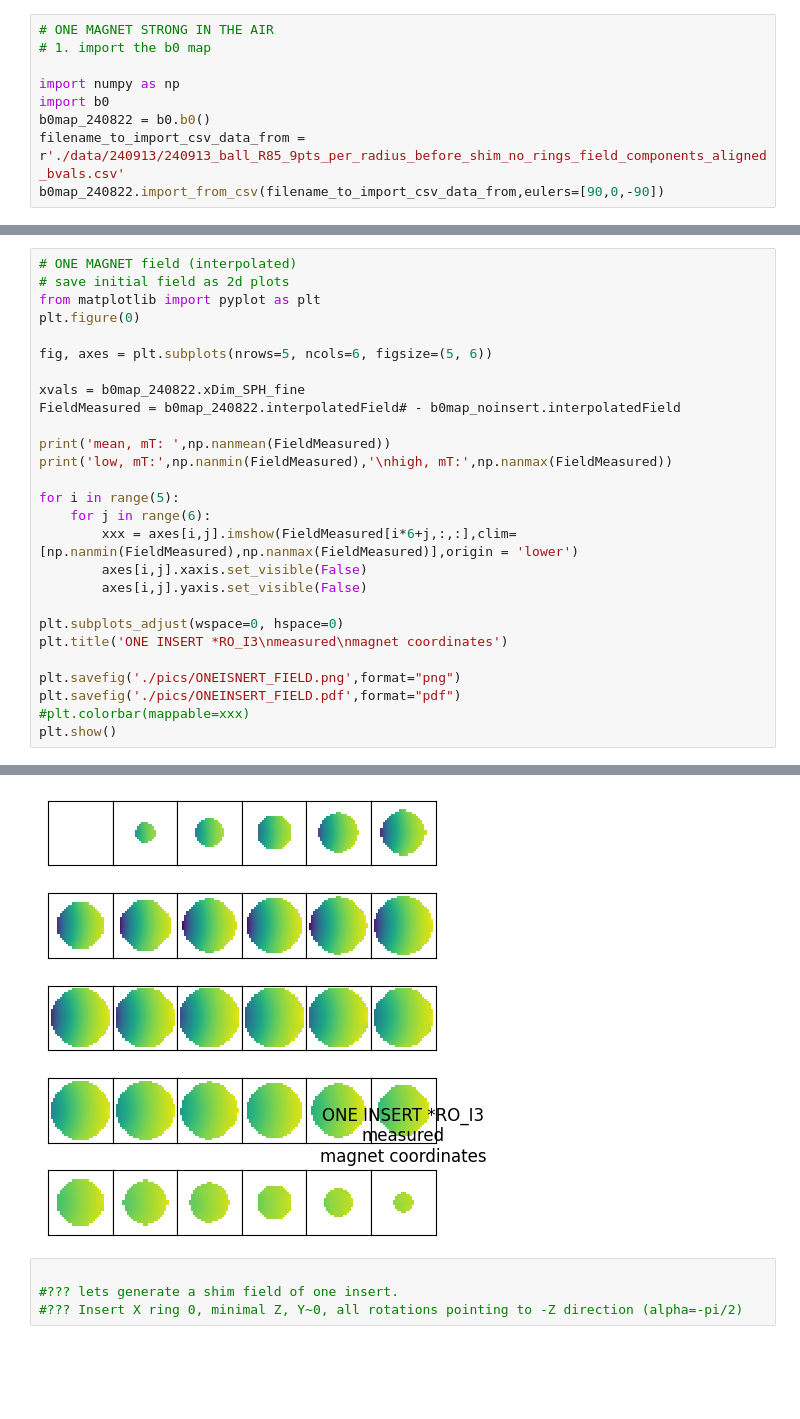
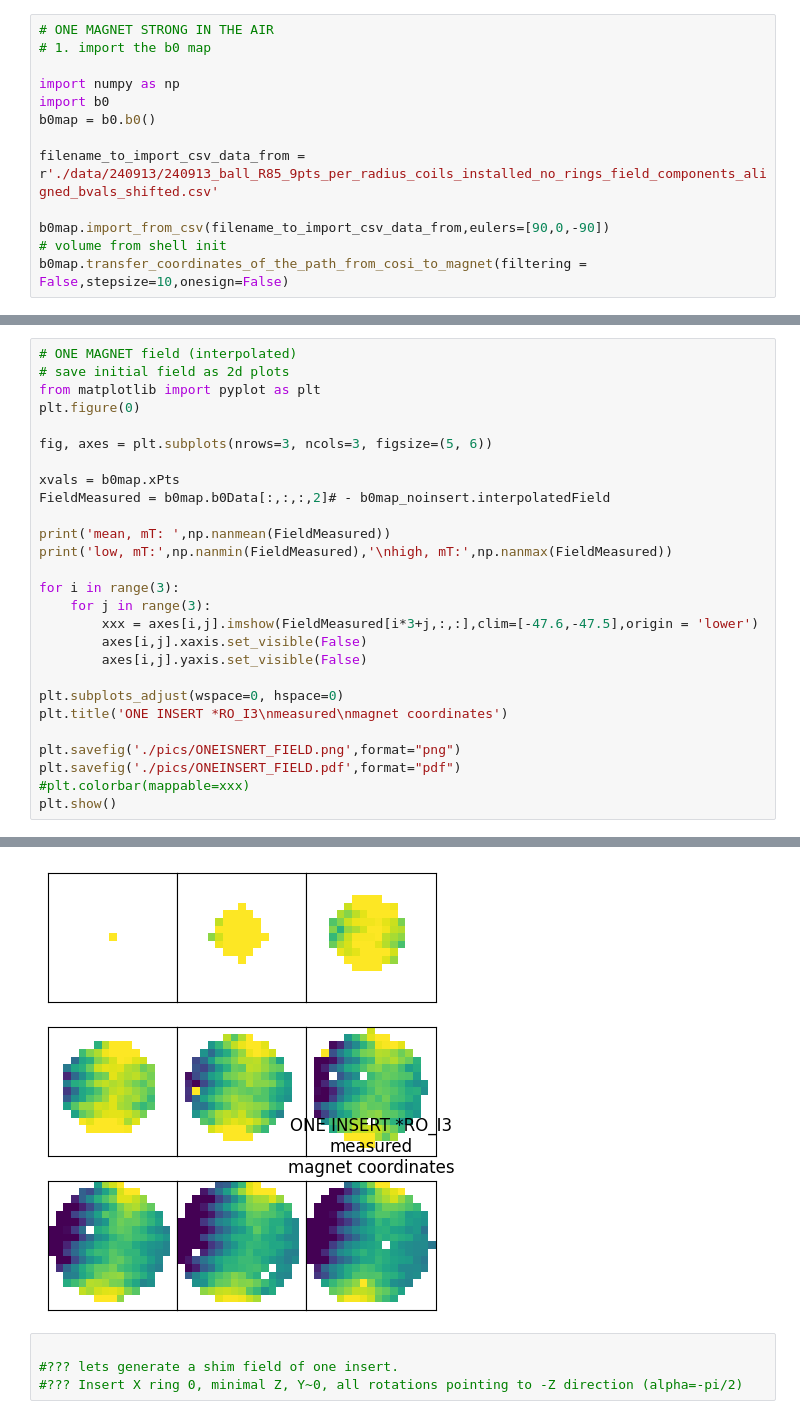
Before and after one commit to rst030/cosi-measure, a Jupyter notebook: Software/COSI2/COSI_TO_MAGNET.ipynb, the cells around one changed output, grey strips where cells are left out. Saved outputs shown, nothing was run; the diff lists cells and outputs as text; blank space fills up the shorter version.

```diff
--- a/Software/COSI2/COSI_TO_MAGNET.ipynb
+++ b/Software/COSI2/COSI_TO_MAGNET.ipynb
@@ -38,9 +38,13 @@ print(r_centered_rotated_shifted) # vector in coordinates
 
 import numpy as np
 import b0
-b0map_240822 = b0.b0()
-filename_to_import_csv_data_from = r'./data/240913/240913_ball_R85_9pts_per_radius_before_shim_no_rings_field_components_aligned_bvals.csv'
-b0map_240822.import_from_csv(filename_to_import_csv_data_from,eulers=[90,0,-90])
+b0map = b0.b0()
+
+filename_to_import_csv_data_from = r'./data/240913/240913_ball_R85_9pts_per_radius_coils_installed_no_rings_field_components_aligned_bvals_shifted.csv'
+
+b0map.import_from_csv(filename_to_import_csv_data_from,eulers=[90,0,-90])
+# volume from shell init
+b0map.transfer_coordinates_of_the_path_from_cosi_to_magnet(filtering = False,stepsize=10,onesign=False)
 # %% [output]
 No path object given on construction of b0 object.
  b0 instance initialized without path.
@@ -127,17 +107,17 @@ b0map_240822.interpolateField(resol=resolution_of_sph_fit,dsv=diameter_of_sphere
 from matplotlib import pyplot as plt
 plt.figure(0)
 
-fig, axes = plt.subplots(nrows=5, ncols=6, figsize=(5, 6))
+fig, axes = plt.subplots(nrows=3, ncols=3, figsize=(5, 6))
 
-xvals = b0map_240822.xDim_SPH_fine
-FieldMeasured = b0map_240822.interpolatedField# - b0map_noinsert.interpolatedField
+xvals = b0map.xPts
+FieldMeasured = b0map.b0Data[:,:,:,2]# - b0map_noinsert.interpolatedField
 
 print('mean, mT: ',np.nanmean(FieldMeasured))
 print('low, mT:',np.nanmin(FieldMeasured),'\nhigh, mT:',np.nanmax(FieldMeasured))
 
-for i in range(5):
-    for j in range(6):
-        xxx = axes[i,j].imshow(FieldMeasured[i*6+j,:,:],clim=[np.nanmin(FieldMeasured),np.nanmax(FieldMeasured)],origin = 'lower')
+for i in range(3):
+    for j in range(3):
+        xxx = axes[i,j].imshow(FieldMeasured[i*3+j,:,:],clim=[-47.6,-47.5],origin = 'lower')
         axes[i,j].xaxis.set_visible(False)
         axes[i,j].yaxis.set_visible(False)
 
@@ -155,5 +135,5 @@ high, mT: 0.001447518415710676
 <Figure size 640x480 with 0 Axes>
-[figure, old version]
+[figure, new version]
 # %%
 
 #??? lets generate a shim field of one insert.
```
Also changed, not shown: parts of 15 cells of this notebook, 14 other files.
